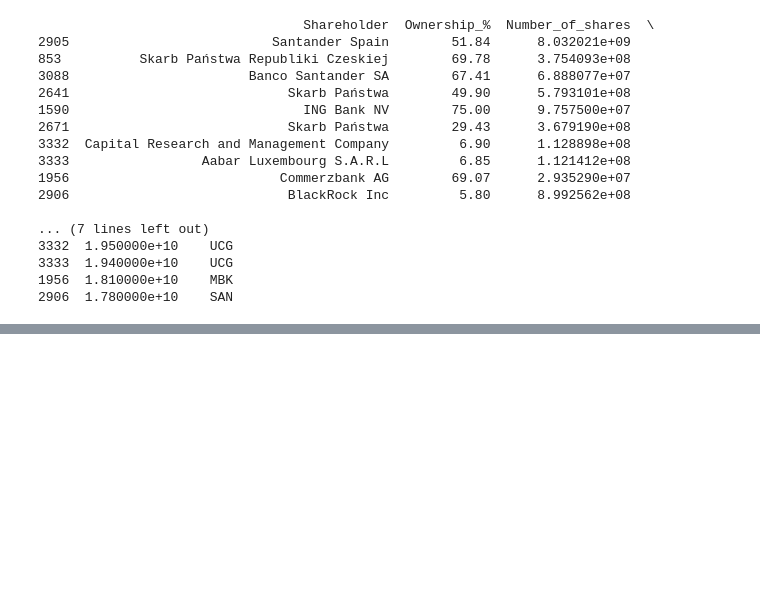
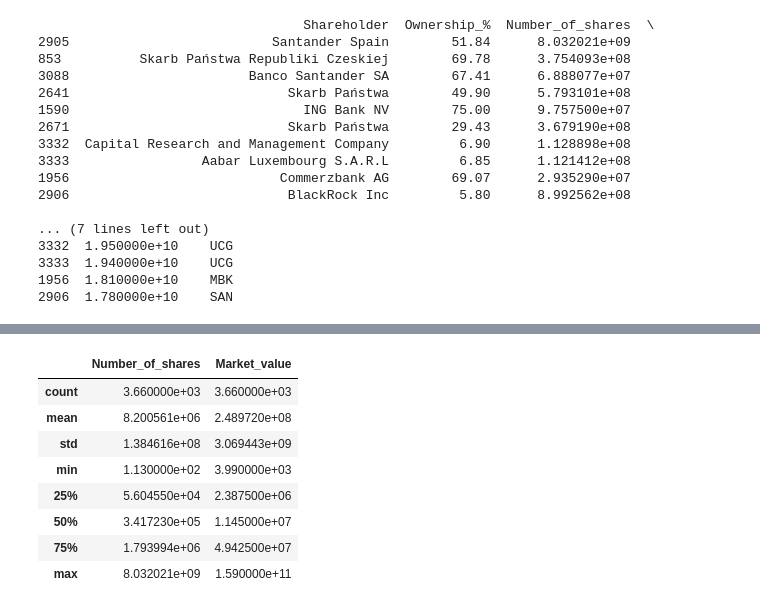
Before and after one commit to dominikjanyga/network-analysis, a Jupyter notebook: 3_network_analysis_testing.ipynb, the cells around one changed output, grey strips where cells are left out. Cells and saved outputs as stored; diff of their text form; code cells hidden in the pictures; blank space fills up the shorter version.

```diff
--- a/3_network_analysis_testing.ipynb
+++ b/3_network_analysis_testing.ipynb
@@ -89,0 +102,12 @@ print(top_shareholders)
+# %%
+df.describe()
+# %% [output]
+|  | Number_of_shares | Market_value |
+| count | 3.660000e+03 | 3.660000e+03 |
+| mean | 8.200561e+06 | 2.489720e+08 |
+| std | 1.384616e+08 | 3.069443e+09 |
+| min | 1.130000e+02 | 3.990000e+03 |
+| 25% | 5.604550e+04 | 2.387500e+06 |
+| 50% | 3.417230e+05 | 1.145000e+07 |
+| 75% | 1.793994e+06 | 4.942500e+07 |
+| max | 8.032021e+09 | 1.590000e+11 |
```
Also changed, not shown: parts of 2 cells of this notebook.
